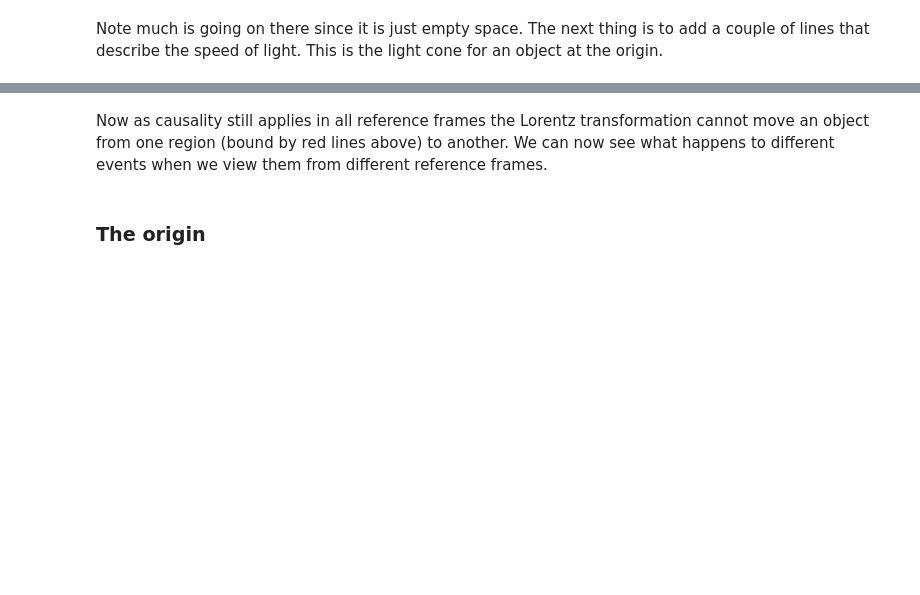
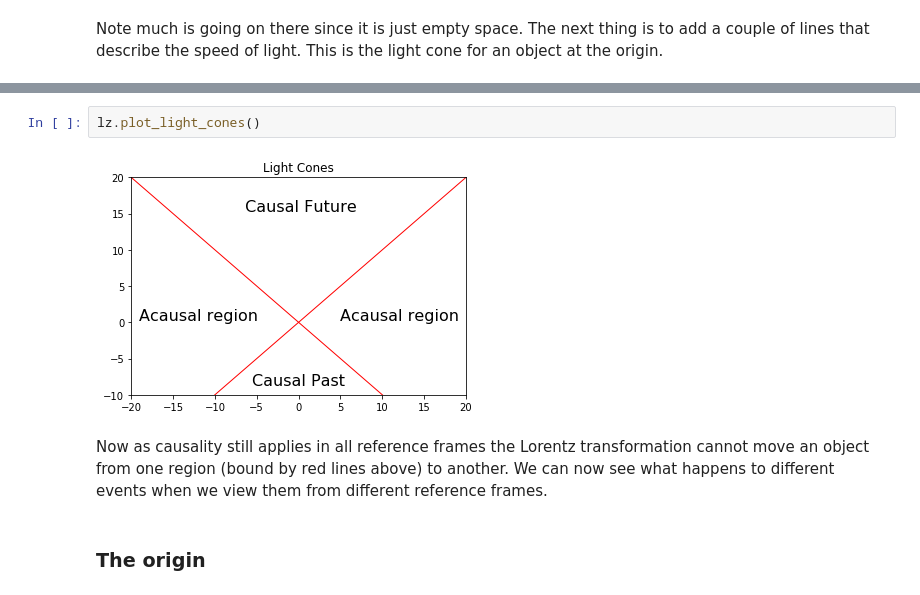
Before and after one commit to hjelleyman/lorentz, a Jupyter notebook: lorentz1.ipynb, the cells around one changed output, grey strips where cells are left out. Cells and saved outputs as stored; diff of their text form; blank space fills up the shorter version.

```diff
--- a/lorentz1.ipynb
+++ b/lorentz1.ipynb
@@ -81,3 +59,7 @@ plt.show()
+# %%
+lz.plot_light_cones()
+# %% [output]
+[figure, added]
 # %% [markdown]
 Now as causality still applies in all reference frames the Lorentz transformation cannot move an object from one region (bound by red lines above) to another. We can now see what happens to different events when we view them from different reference frames.
 # %% [markdown]
```
Also changed, not shown: parts of 19 cells of this notebook, 1 other file.
